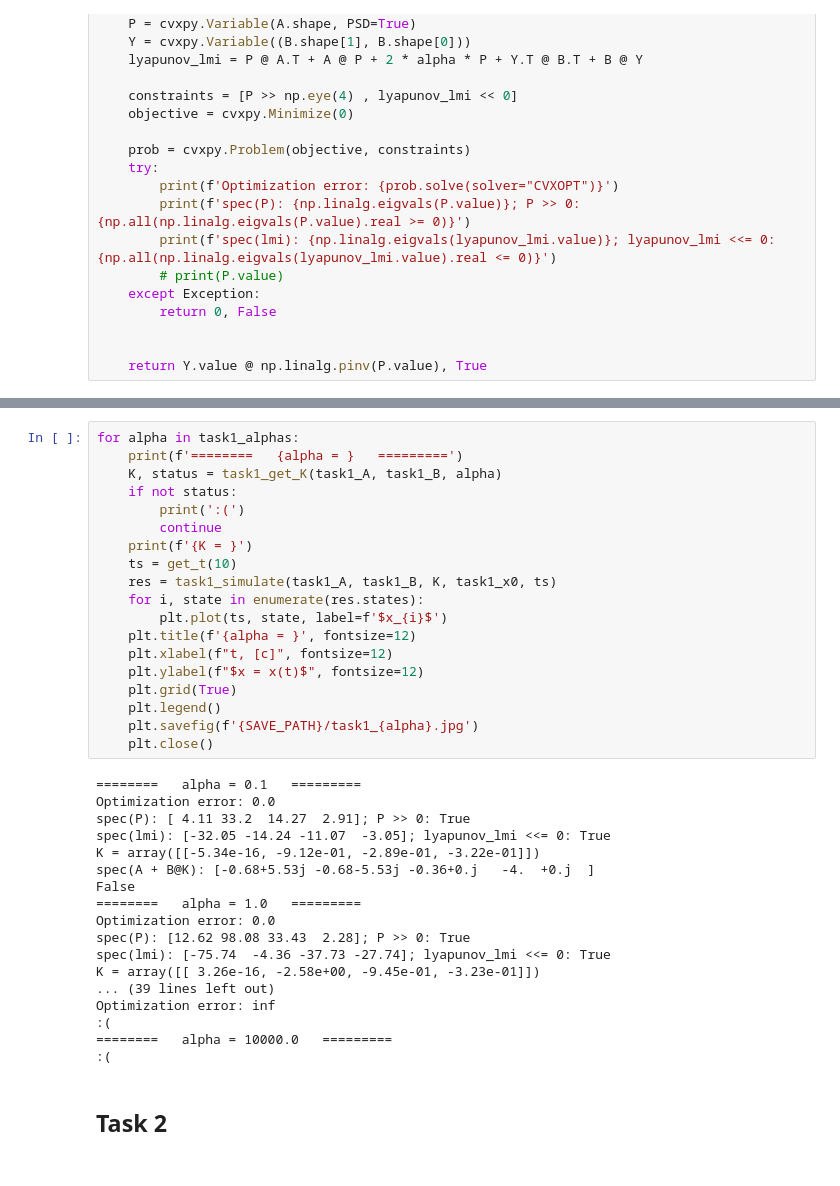
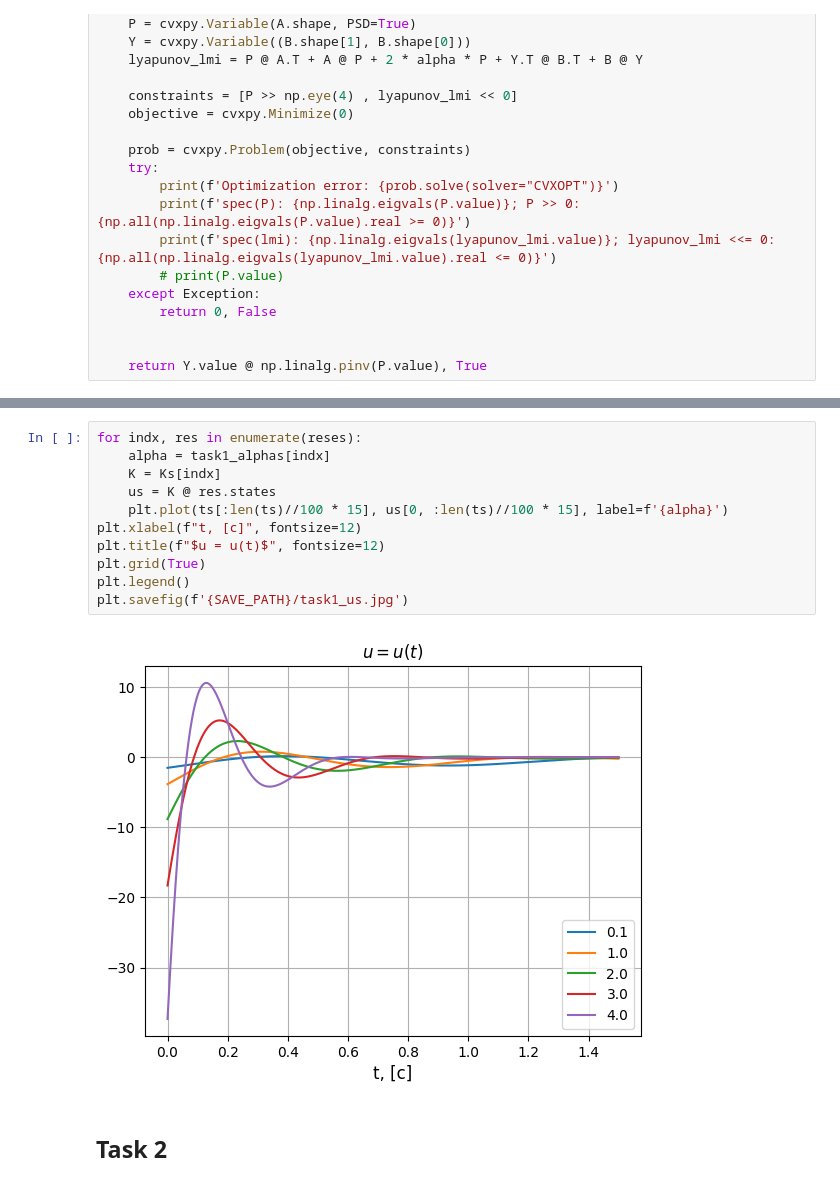
Before and after one commit to lalayants/control-theory-itmo-2023-2024, a Jupyter notebook: spring/Lab9/lab9.ipynb, the cells around one changed output, grey strips where cells are left out. Cells and saved outputs as stored; diff of their text form.

```diff
--- a/spring/Lab9/lab9.ipynb
+++ b/spring/Lab9/lab9.ipynb
@@ -117,40 +166,16 @@ def task1_get_K(A, B, alpha):
 # %%
-for alpha in task1_alphas:
-    print(f'========   {alpha = }   =========')
-    K, status = task1_get_K(task1_A, task1_B, alpha)
-    if not status:
-        print(':(')
-        continue
-    print(f'{K = }')
-    ts = get_t(10)
-    res = task1_simulate(task1_A, task1_B, K, task1_x0, ts)
-    for i, state in enumerate(res.states):
-        plt.plot(ts, state, label=f'$x_{i}$')
-    plt.title(f'{alpha = }', fontsize=12)
-    plt.xlabel(f"t, [c]", fontsize=12)
-    plt.ylabel(f"$x = x(t)$", fontsize=12)
-    plt.grid(True)
-    plt.legend()
-    plt.savefig(f'{SAVE_PATH}/task1_{alpha}.jpg')
-    plt.close()
+for indx, res in enumerate(reses):
+    alpha = task1_alphas[indx]
+    K = Ks[indx]
+    us = K @ res.states
+    plt.plot(ts[:len(ts)//100 * 15], us[0, :len(ts)//100 * 15], label=f'{alpha}')
+plt.xlabel(f"t, [c]", fontsize=12)
+plt.title(f"$u = u(t)$", fontsize=12)
+plt.grid(True)
+plt.legend()
+plt.savefig(f'{SAVE_PATH}/task1_us.jpg')
 # %% [output]
-========   alpha = 0.1   =========
-Optimization error: 0.0
-spec(P): [ 4.11 33.2  14.27  2.91]; P >> 0: True
-spec(lmi): [-32.05 -14.24 -11.07  -3.05]; lyapunov_lmi <<= 0: True
-K = array([[-5.34e-16, -9.12e-01, -2.89e-01, -3.22e-01]])
-spec(A + B@K): [-0.68+5.53j -0.68-5.53j -0.36+0.j   -4.  +0.j  ]
-False
-========   alpha = 1.0   =========
-Optimization error: 0.0
-spec(P): [12.62 98.08 33.43  2.28]; P >> 0: True
-spec(lmi): [-75.74  -4.36 -37.73 -27.74]; lyapunov_lmi <<= 0: True
-K = array([[ 3.26e-16, -2.58e+00, -9.45e-01, -3.23e-01]])
-... (39 lines left out)
-Optimization error: inf
-:(
-========   alpha = 10000.0   =========
-:(
+[figure, added]
 # %% [markdown]
 ## Task 2
 # %%
```
Also changed, not shown: parts of 2 cells of this notebook.
